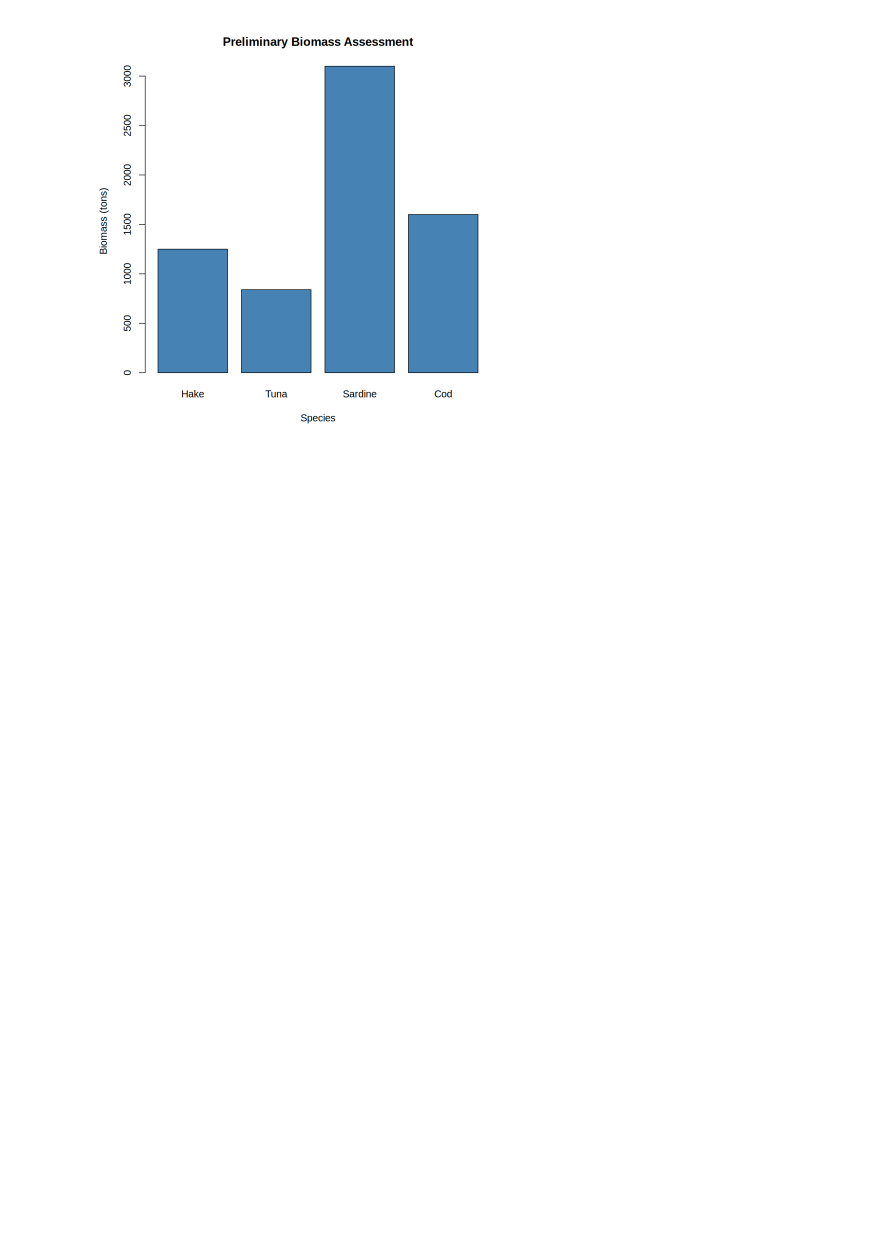
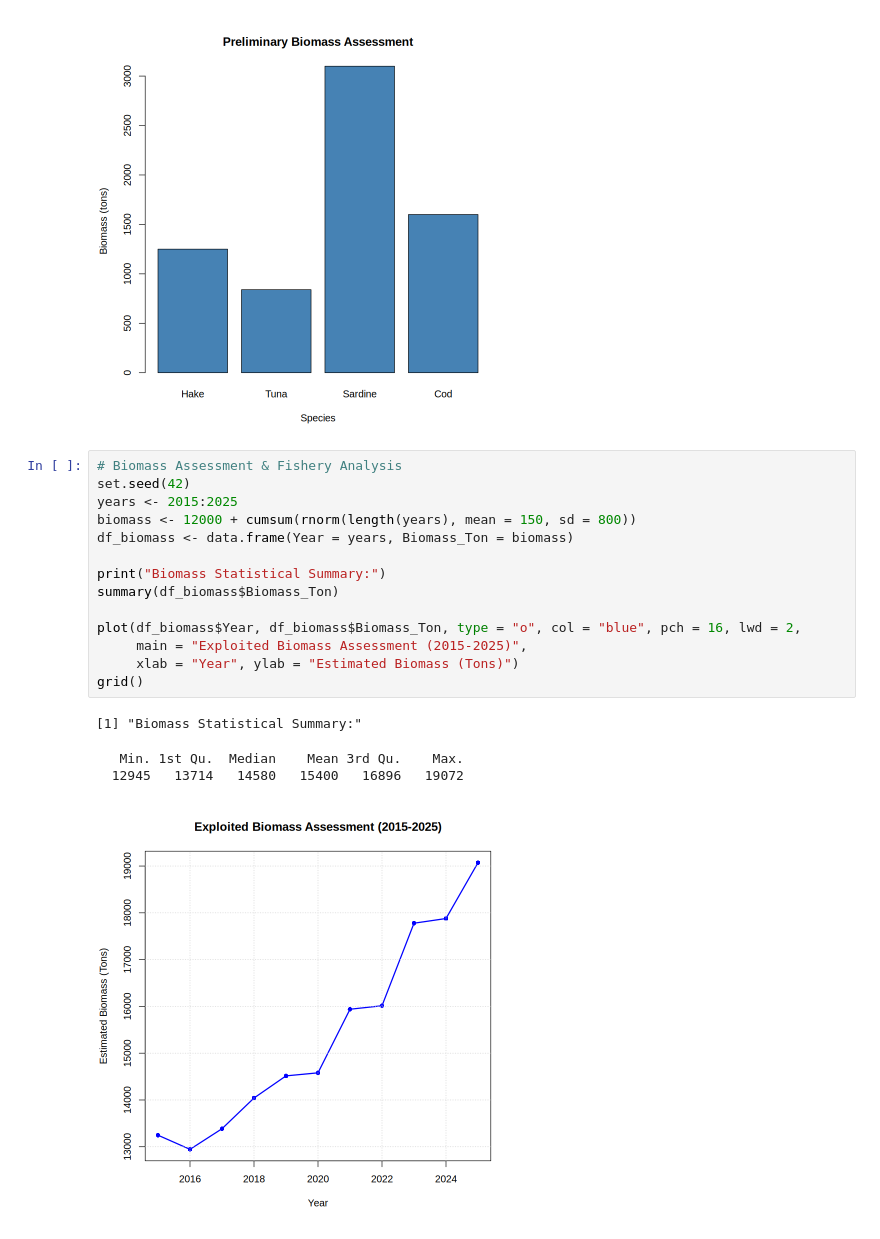
Before and after one commit to penajuanmanuel6-hub/automated-etl-pipeline, a Jupyter notebook: fisheries_stock_assessment.ipynb, the cells around one changed output. Cells and saved outputs as stored; diff of their text form; blank space fills up the shorter version.

```diff
--- a/fisheries_stock_assessment.ipynb
+++ b/fisheries_stock_assessment.ipynb
@@ -26,3 +26,22 @@ barplot(fishery_data$Estimated_Biomass,
 3 Sardine              3100
 4     Cod              1600
 [figure]
+# %%
+# Biomass Assessment & Fishery Analysis
+set.seed(42)
+years <- 2015:2025
+biomass <- 12000 + cumsum(rnorm(length(years), mean = 150, sd = 800))
+df_biomass <- data.frame(Year = years, Biomass_Ton = biomass)
+
+print("Biomass Statistical Summary:")
+summary(df_biomass$Biomass_Ton)
+
+plot(df_biomass$Year, df_biomass$Biomass_Ton, type = "o", col = "blue", pch = 16, lwd = 2,
+     main = "Exploited Biomass Assessment (2015-2025)",
+     xlab = "Year", ylab = "Estimated Biomass (Tons)")
+grid()
+# %% [output]
+[1] "Biomass Statistical Summary:"
+   Min. 1st Qu.  Median    Mean 3rd Qu.    Max.
+  12945   13714   14580   15400   16896   19072
+[figure, added]
```
Also changed, not shown: parts of 1 cell of this notebook.
